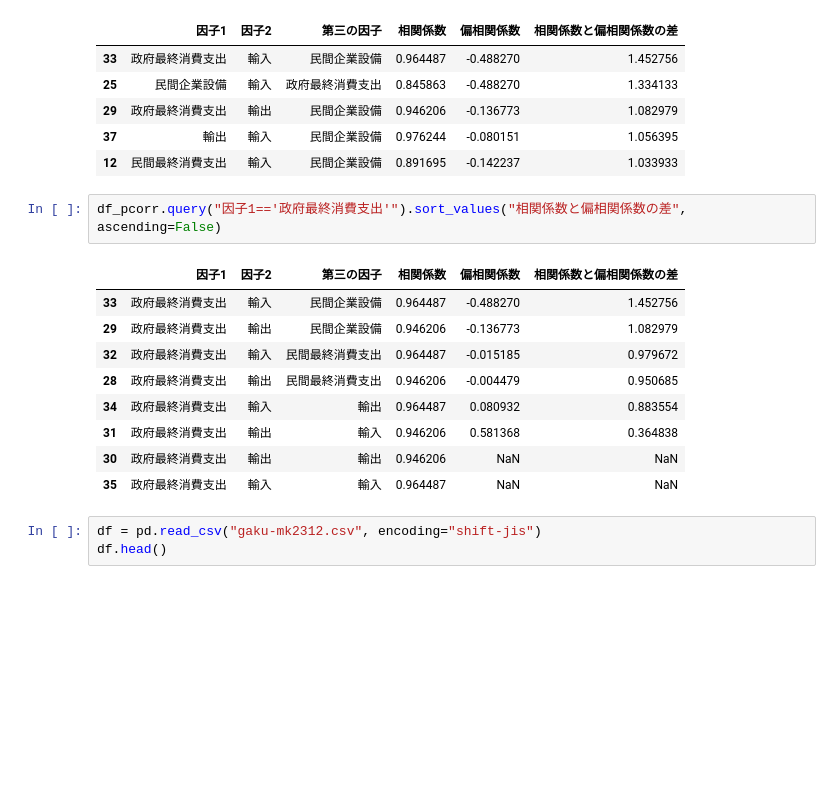
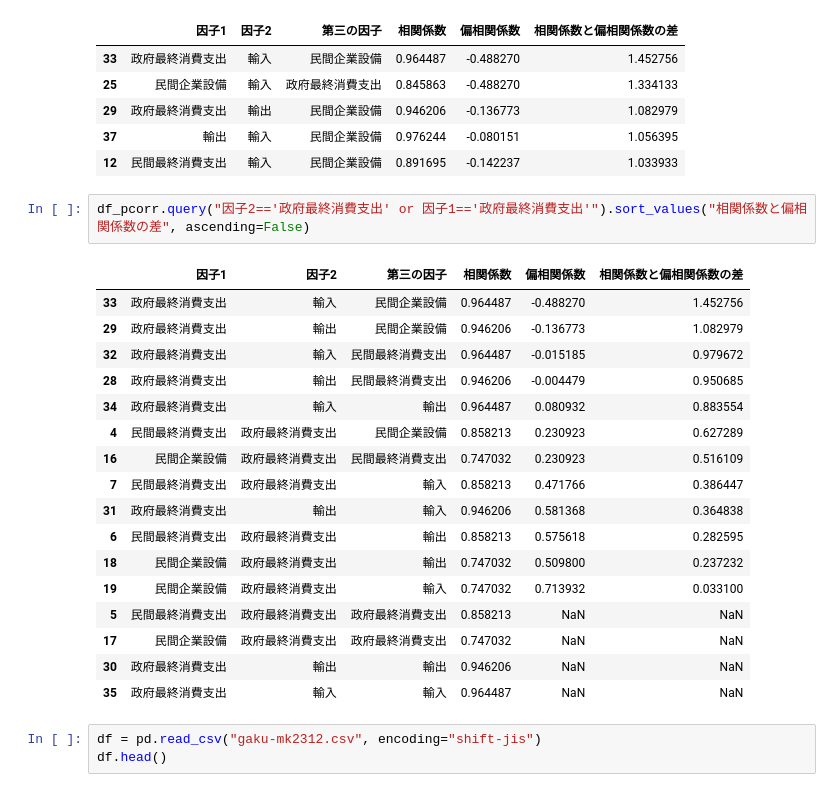
Before and after one commit to NTanaka1994/GDP_Analysis, a Jupyter notebook: GDP_VIF.ipynb, the cells around one changed output. Cells and saved outputs as stored; diff of their text form; blank space fills up the shorter version.

```diff
--- a/GDP_VIF.ipynb
+++ b/GDP_VIF.ipynb
@@ -100,15 +100,23 @@ df_pcorr.sort_values("相関係数と偏相関係数の差", ascending=False).he
 | 37 | 輸出 | 輸入 | 民間企業設備 | 0.976244 | -0.080151 | 1.056395 |
 | 12 | 民間最終消費支出 | 輸入 | 民間企業設備 | 0.891695 | -0.142237 | 1.033933 |
 # %%
-df_pcorr.query("因子1=='政府最終消費支出'").sort_values("相関係数と偏相関係数の差", ascending=False)
+df_pcorr.query("因子2=='政府最終消費支出' or 因子1=='政府最終消費支出'").sort_values("相関係数と偏相関係数の差", ascending=False)
 # %% [output]
 |  | 因子1 | 因子2 | 第三の因子 | 相関係数 | 偏相関係数 | 相関係数と偏相関係数の差 |
 | 33 | 政府最終消費支出 | 輸入 | 民間企業設備 | 0.964487 | -0.488270 | 1.452756 |
 | 29 | 政府最終消費支出 | 輸出 | 民間企業設備 | 0.946206 | -0.136773 | 1.082979 |
 | 32 | 政府最終消費支出 | 輸入 | 民間最終消費支出 | 0.964487 | -0.015185 | 0.979672 |
 | 28 | 政府最終消費支出 | 輸出 | 民間最終消費支出 | 0.946206 | -0.004479 | 0.950685 |
 | 34 | 政府最終消費支出 | 輸入 | 輸出 | 0.964487 | 0.080932 | 0.883554 |
+| 4 | 民間最終消費支出 | 政府最終消費支出 | 民間企業設備 | 0.858213 | 0.230923 | 0.627289 |
+| 16 | 民間企業設備 | 政府最終消費支出 | 民間最終消費支出 | 0.747032 | 0.230923 | 0.516109 |
+| 7 | 民間最終消費支出 | 政府最終消費支出 | 輸入 | 0.858213 | 0.471766 | 0.386447 |
 | 31 | 政府最終消費支出 | 輸出 | 輸入 | 0.946206 | 0.581368 | 0.364838 |
+| 6 | 民間最終消費支出 | 政府最終消費支出 | 輸出 | 0.858213 | 0.575618 | 0.282595 |
+| 18 | 民間企業設備 | 政府最終消費支出 | 輸出 | 0.747032 | 0.509800 | 0.237232 |
+| 19 | 民間企業設備 | 政府最終消費支出 | 輸入 | 0.747032 | 0.713932 | 0.033100 |
+| 5 | 民間最終消費支出 | 政府最終消費支出 | 政府最終消費支出 | 0.858213 | NaN | NaN |
+| 17 | 民間企業設備 | 政府最終消費支出 | 政府最終消費支出 | 0.747032 | NaN | NaN |
 | 30 | 政府最終消費支出 | 輸出 | 輸出 | 0.946206 | NaN | NaN |
 | 35 | 政府最終消費支出 | 輸入 | 輸入 | 0.964487 | NaN | NaN |
 # %%
```
Also changed, not shown: parts of 1 cell of this notebook.
